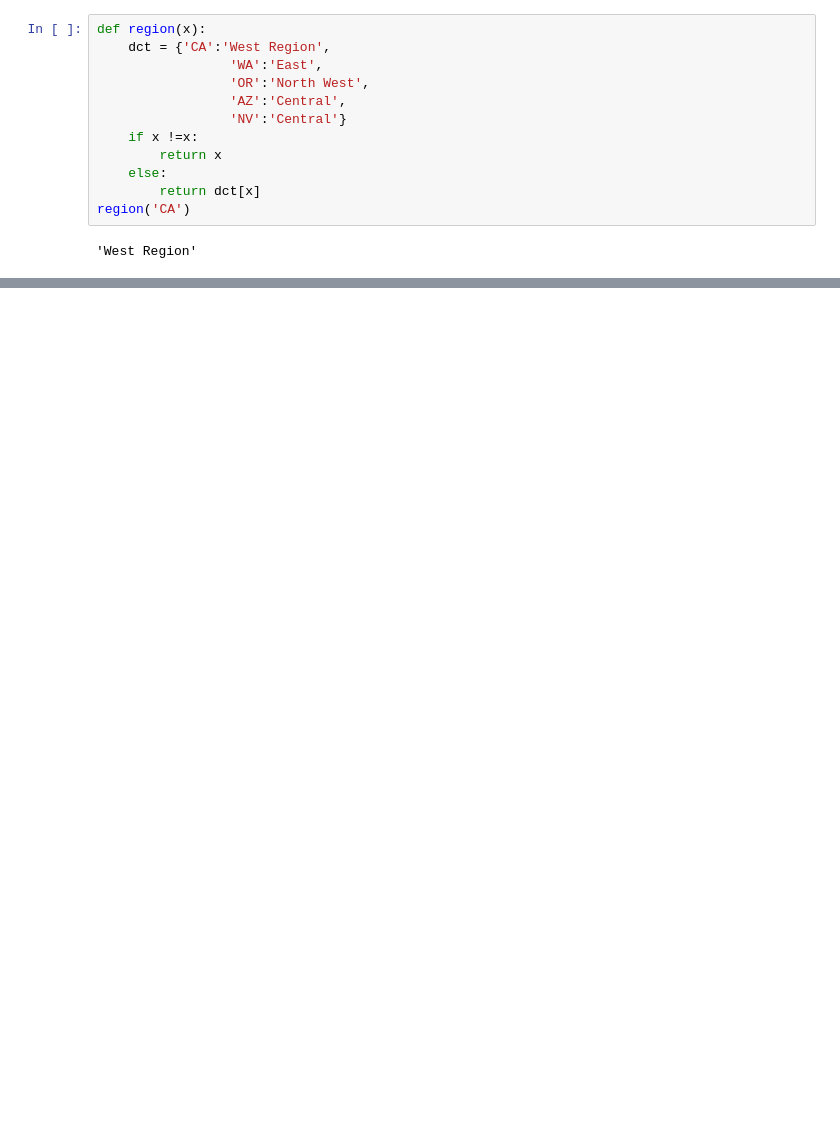
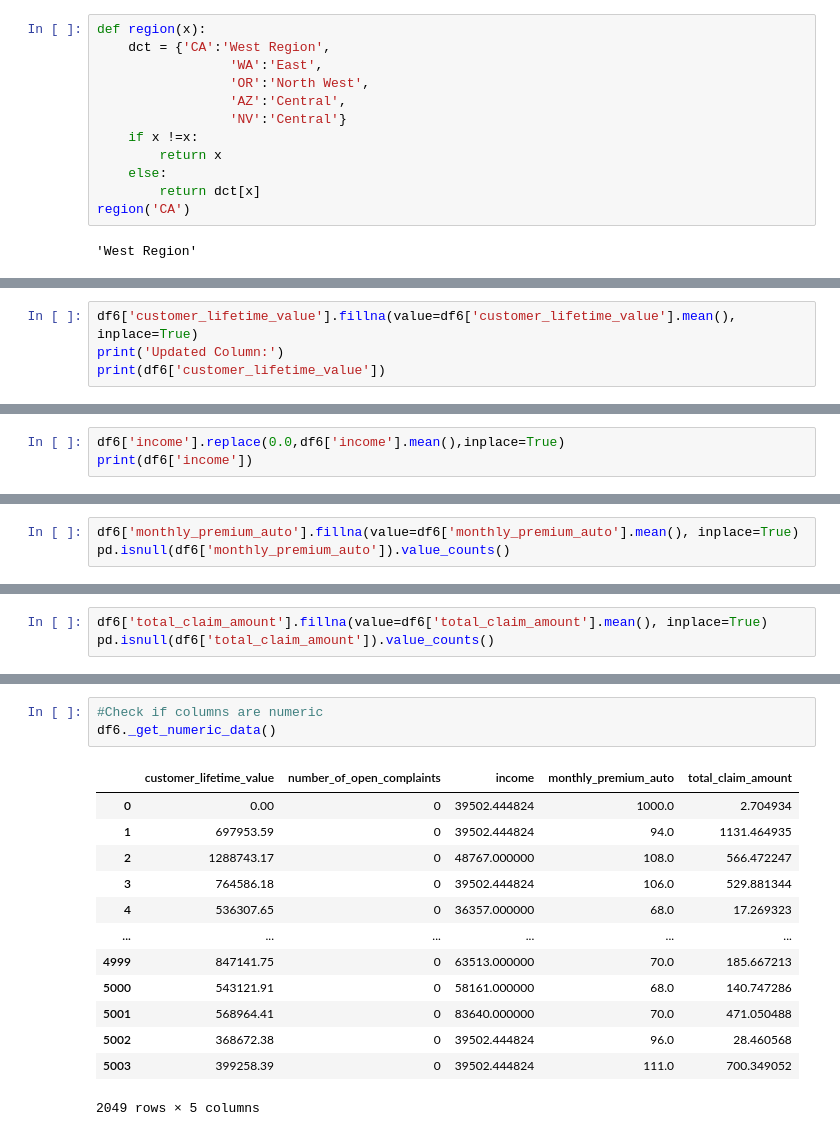
Before and after one commit to coolmysticalkoala/IronHack, a Jupyter notebook: DA_IH Workspace/LABS/Week 2/Day 2/Customer_Analysis_Case_Study.ipynb, the cells around one changed output, grey strips where cells are left out. Drawn from its saved outputs; the diff is of its cells as text; blank space fills up the shorter version.

```diff
--- a/DA_IH Workspace/LABS/Week 2/Day 2/Customer_Analysis_Case_Study.ipynb
+++ b/DA_IH Workspace/LABS/Week 2/Day 2/Customer_Analysis_Case_Study.ipynb
@@ -311,0 +318,4 @@ BONUS: Put all the previously mentioned data transformations into a function/fun
+# %%
+df6['customer_lifetime_value'].fillna(value=df6['customer_lifetime_value'].mean(), inplace=True)
+print('Updated Column:')
+print(df6['customer_lifetime_value'])
@@ -311,0 +345,3 @@ BONUS: Put all the previously mentioned data transformations into a function/fun
+# %%
+df6['income'].replace(0.0,df6['income'].mean(),inplace=True)
+print(df6['income'])
@@ -311,0 +365,3 @@ BONUS: Put all the previously mentioned data transformations into a function/fun
+# %%
+df6['monthly_premium_auto'].fillna(value=df6['monthly_premium_auto'].mean(), inplace=True)
+pd.isnull(df6['monthly_premium_auto']).value_counts()
@@ -311,0 +371,3 @@ BONUS: Put all the previously mentioned data transformations into a function/fun
+# %%
+df6['total_claim_amount'].fillna(value=df6['total_claim_amount'].mean(), inplace=True)
+pd.isnull(df6['total_claim_amount']).value_counts()
@@ -311,0 +457,17 @@ BONUS: Put all the previously mentioned data transformations into a function/fun
+# %%
+#Check if columns are numeric
+df6._get_numeric_data()
+# %% [output]
+|  | customer_lifetime_value | number_of_open_complaints | income | monthly_premium_auto | total_claim_amount |
+| 0 | 0.00 | 0 | 39502.444824 | 1000.0 | 2.704934 |
+| 1 | 697953.59 | 0 | 39502.444824 | 94.0 | 1131.464935 |
+| 2 | 1288743.17 | 0 | 48767.000000 | 108.0 | 566.472247 |
+| 3 | 764586.18 | 0 | 39502.444824 | 106.0 | 529.881344 |
+| 4 | 536307.65 | 0 | 36357.000000 | 68.0 | 17.269323 |
+| ... | ... | ... | ... | ... | ... |
+| 4999 | 847141.75 | 0 | 63513.000000 | 70.0 | 185.667213 |
+| 5000 | 543121.91 | 0 | 58161.000000 | 68.0 | 140.747286 |
+| 5001 | 568964.41 | 0 | 83640.000000 | 70.0 | 471.050488 |
+| 5002 | 368672.38 | 0 | 39502.444824 | 96.0 | 28.460568 |
+| 5003 | 399258.39 | 0 | 39502.444824 | 111.0 | 700.349052 |
+2049 rows × 5 columns
```
Also changed, not shown: parts of 33 cells of this notebook, 3 other files.
